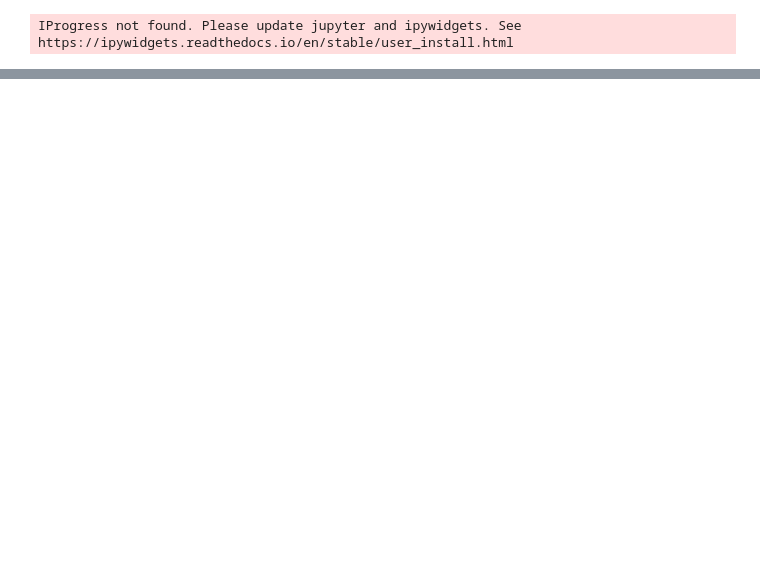
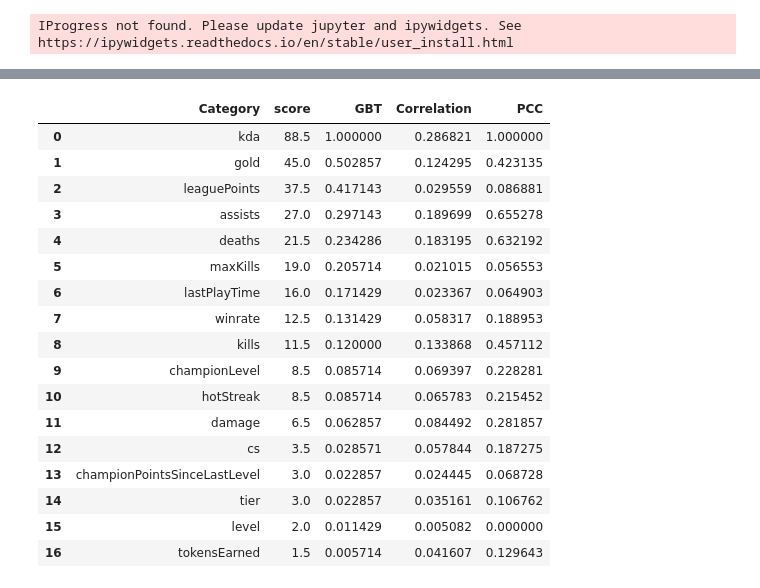
Before and after one commit to MoritzPalm/LeagueOfLegendsWinPrediction, a Jupyter notebook: Exploration/FeatureSelection.ipynb, the cells around one changed output, grey strips where cells are left out. Drawn from its saved outputs; the diff is of its cells as text; code cells hidden in the pictures; blank space fills up the shorter version.

Commit message:
vastly improved feature selection, both in code and in text

```diff
--- a/Exploration/FeatureSelection.ipynb
+++ b/Exploration/FeatureSelection.ipynb
@@ -206,5 +280,8 @@ data
 # %%
 data_reset = data.reset_index()
-data_reset['category'] = data_reset['index'].str.extract(r'(participant\d+)_(\w+)', expand=False)[1]
+data_reset['category'] = data_reset['index'].str.extract(r'(\w+)_team(\d)', expand=False)[0]
 average_per_category = data_reset.groupby('category').mean()
-average_per_category.sort_values(by='score', ascending=False)
+average_per_category = average_per_category.sort_values(by='score', ascending=False)
+pd.set_option('display.max_rows', average_per_category.shape[0]+1)
+
+average_per_category
@@ -210,0 +308,3 @@ average_per_category.sort_values(by='score', ascending=False)
+# %%
+average_per_category['normalized_score'] = (average_per_category['score'] - average_per_category['score'].min()) / (average_per_category['score'].max() - average_per_category['score'].min())
+average_per_category
@@ -210,0 +330,5 @@ average_per_category.sort_values(by='score', ascending=False)
+# %%
+average_per_category = average_per_category.reset_index()
+average_per_category.columns = ['Category','score', 'normalized_score']
+average_per_category = average_per_category[average_per_category['normalized_score'] > 0]
+average_per_category
@@ -210,0 +353,3 @@ average_per_category.sort_values(by='score', ascending=False)
+# %%
+df_avg['normalized_correlation'] = (df_avg['Correlation'] - df_avg['Correlation'].min()) / (df_avg['Correlation'].max() - df_avg['Correlation'].min())
+df_avg
@@ -210,0 +370,25 @@ average_per_category.sort_values(by='score', ascending=False)
+# %%
+df_both = pd.merge(average_per_category, df_avg, how='inner', on='Category')
+pd.set_option('display.max_rows', df_both.shape[0]+1)
+
+df_both.columns = ['Category', 'score', 'GBT', 'Correlation', 'PCC']
+df_both
+# %% [output]
+|  | Category | score | GBT | Correlation | PCC |
+| 0 | kda | 88.5 | 1.000000 | 0.286821 | 1.000000 |
+| 1 | gold | 45.0 | 0.502857 | 0.124295 | 0.423135 |
+| 2 | leaguePoints | 37.5 | 0.417143 | 0.029559 | 0.086881 |
+| 3 | assists | 27.0 | 0.297143 | 0.189699 | 0.655278 |
+| 4 | deaths | 21.5 | 0.234286 | 0.183195 | 0.632192 |
+| 5 | maxKills | 19.0 | 0.205714 | 0.021015 | 0.056553 |
+| 6 | lastPlayTime | 16.0 | 0.171429 | 0.023367 | 0.064903 |
+| 7 | winrate | 12.5 | 0.131429 | 0.058317 | 0.188953 |
+| 8 | kills | 11.5 | 0.120000 | 0.133868 | 0.457112 |
+| 9 | championLevel | 8.5 | 0.085714 | 0.069397 | 0.228281 |
+| 10 | hotStreak | 8.5 | 0.085714 | 0.065783 | 0.215452 |
+| 11 | damage | 6.5 | 0.062857 | 0.084492 | 0.281857 |
+| 12 | cs | 3.5 | 0.028571 | 0.057844 | 0.187275 |
+| 13 | championPointsSinceLastLevel | 3.0 | 0.022857 | 0.024445 | 0.068728 |
+| 14 | tier | 3.0 | 0.022857 | 0.035161 | 0.106762 |
+| 15 | level | 2.0 | 0.011429 | 0.005082 | 0.000000 |
+| 16 | tokensEarned | 1.5 | 0.005714 | 0.041607 | 0.129643 |
```
Also changed, not shown: parts of 36 cells of this notebook, 5 other files.
